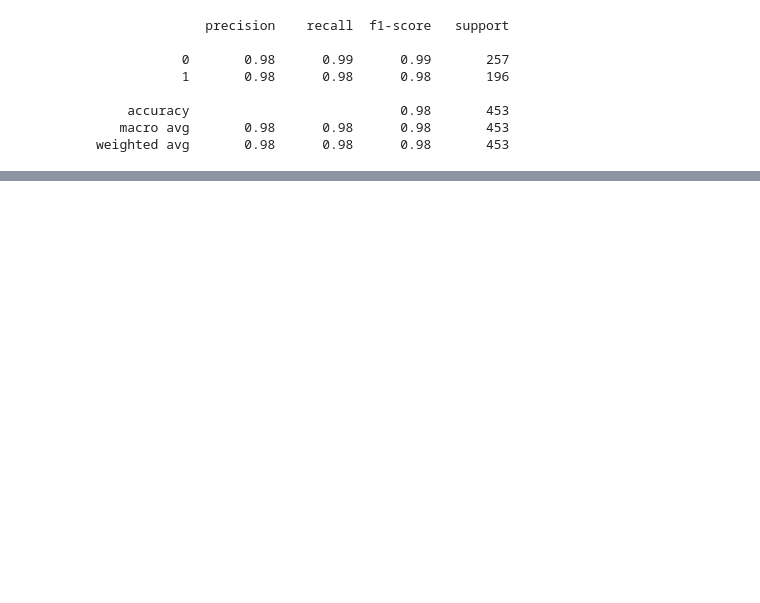
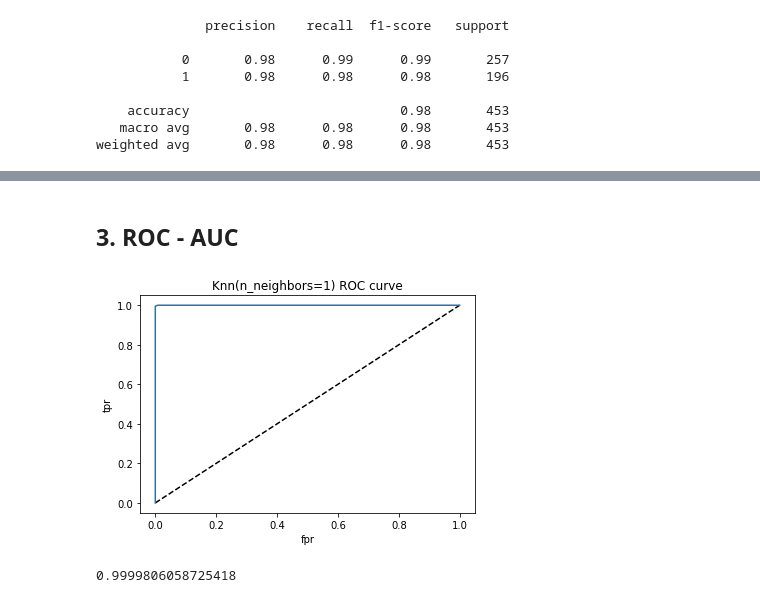
Before and after one commit to joeyeuron/Case-Study-CE880, a Jupyter notebook: Draft3.ipynb, the cells around one changed output, grey strips where cells are left out. Cells and saved outputs as stored; diff of their text form; code cells hidden in the pictures; blank space fills up the shorter version.

```diff
--- a/Draft3.ipynb
+++ b/Draft3.ipynb
@@ -360,0 +457,21 @@ weighted avg       0.98      0.98      0.98       453
+# %% [markdown]
+## 3. ROC - AUC
+# %%
+from sklearn.metrics import roc_curve
+y_pred_proba = knn.predict_proba(X_test)[:,1]
+fpr, tpr, thresholds = roc_curve(y_test, y_pred_proba)
+# %%
+plt.plot([0,1],[0,1],'k--')
+plt.plot(fpr,tpr, label='Knn')
+plt.xlabel('fpr')
+plt.ylabel('tpr')
+plt.title('Knn(n_neighbors=1) ROC curve')
+plt.show()
+# %% [output]
+[figure, added]
+# %%
+#Area under ROC curve
+from sklearn.metrics import roc_auc_score
+roc_auc_score(y_test,y_pred_proba)
+# %% [output]
+0.9999806058725418
```
Also changed, not shown: parts of 28 cells of this notebook.
